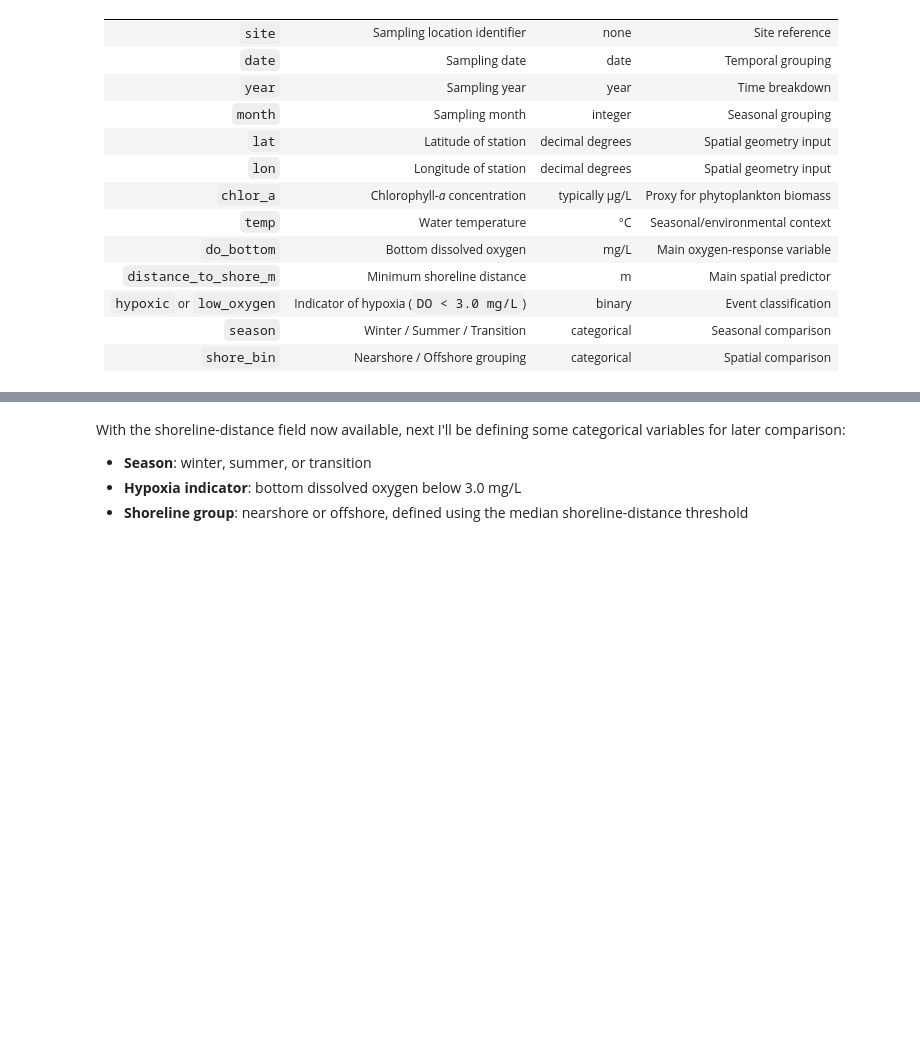
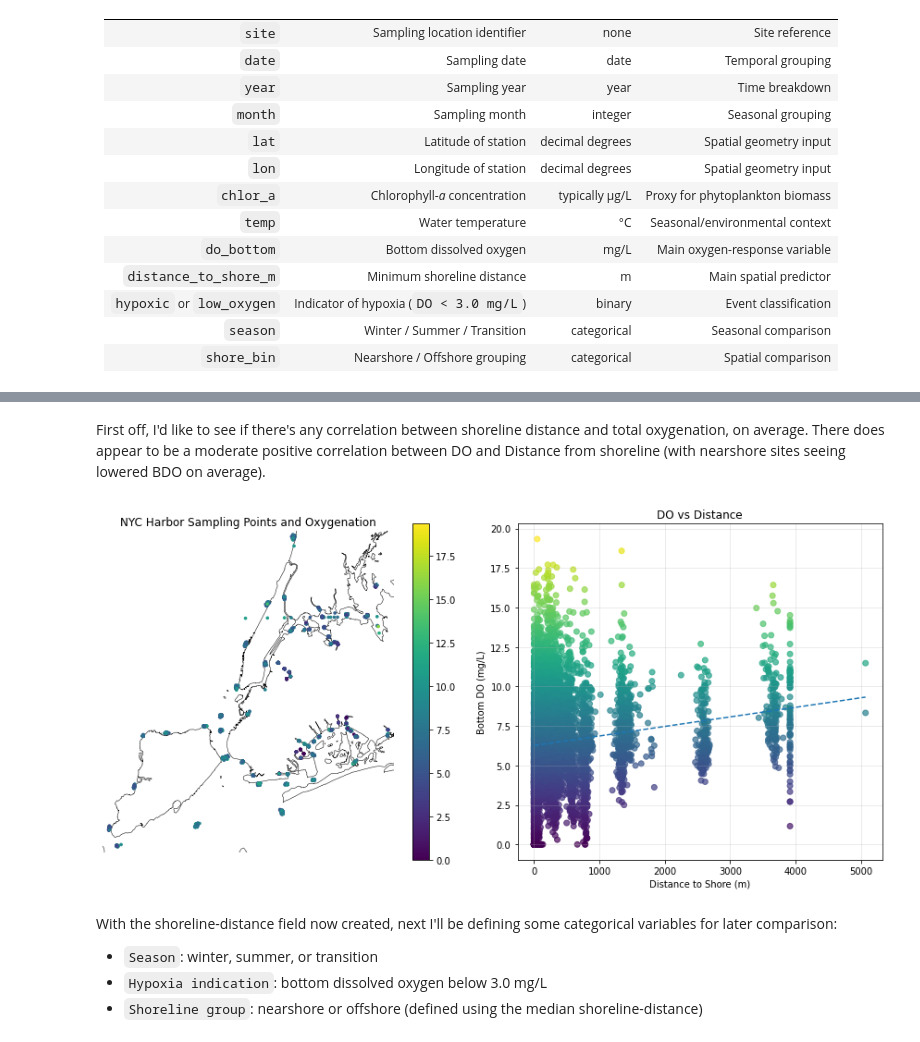
Before and after one commit to gamfeld/midterm-7, a Jupyter notebook: proj7-midterm.ipynb, the cells around one changed output, grey strips where cells are left out. Cells and saved outputs as stored; diff of their text form; code cells hidden in the pictures; blank space fills up the shorter version.

```diff
--- a/proj7-midterm.ipynb
+++ b/proj7-midterm.ipynb
@@ -198,10 +263,51 @@ plt.show()
+# %% [markdown]
+First off, I'd like to see if there's any correlation between shoreline distance and total oxygenation, on average. There does appear to be a moderate positive correlation between DO and Distance from shoreline (with nearshore sites seeing lowered BDO on average).
+# %%
+# map + side plot
+fig, (ax_map, ax_plot) = plt.subplots(1, 2, figsize=(12, 6))
+
+# --- LEFT: MAP ---
+shore.plot(ax=ax_map, color='none', edgecolor='black', linewidth=0.5)
+gdf.plot(ax=ax_map, column='bottom_do_mg_l', markersize=7, legend=True)
+
+ax_map.set_title('NYC Harbor Sampling Points and Oxygenation')
+ax_map.set_xlim(minx - buffer_m, maxx + buffer_m)
+ax_map.set_ylim(miny - buffer_m, maxy + buffer_m)
+ax_map.set_axis_off()
+
+# --- RIGHT: DISTANCE vs DO ---
+sc = ax_plot.scatter(
+    gdf['distance_to_shore_m'],
+    gdf['bottom_do_mg_l'],
+    c=gdf['bottom_do_mg_l'],   # color by DO
+    alpha=0.7
+)
+
+ax_plot.set_xlabel('Distance to Shore (m)')
+ax_plot.set_ylabel('Bottom DO (mg/L)')
+ax_plot.set_title('DO vs Distance')
+ax_plot.grid(alpha=0.3)
+
+# trendline
+x = gdf['distance_to_shore_m']
+y = gdf['bottom_do_mg_l']
+mask = x.notna() & y.notna()
+m, b = np.polyfit(x[mask], y[mask], 1)
+x_line = np.linspace(x[mask].min(), x[mask].max(), 200)
+ax_plot.plot(x_line, m*x_line + b, linestyle='--')
+
+
+
+plt.tight_layout()
+plt.show()
+# %% [output]
+[figure, added]
 # %% [markdown]
 
-With the shoreline-distance field now available, next I'll be defining some categorical variables for later comparison:
-
-- **Season**: winter, summer, or transition
-- **Hypoxia indicator**: bottom dissolved oxygen below 3.0 mg/L
-- **Shoreline group**: nearshore or offshore, defined using the median shoreline-distance threshold
+With the shoreline-distance field now created, next I'll be defining some categorical variables for later comparison:
+- `Season`: winter, summer, or transition
+- `Hypoxia indication`: bottom dissolved oxygen below 3.0 mg/L
+- `Shoreline group`: nearshore or offshore (defined using the median shoreline-distance)
 # %%
 # Defining season, hypoxia, and nearshore/offshore categories...
 
```
Also changed, not shown: parts of 33 cells of this notebook.
